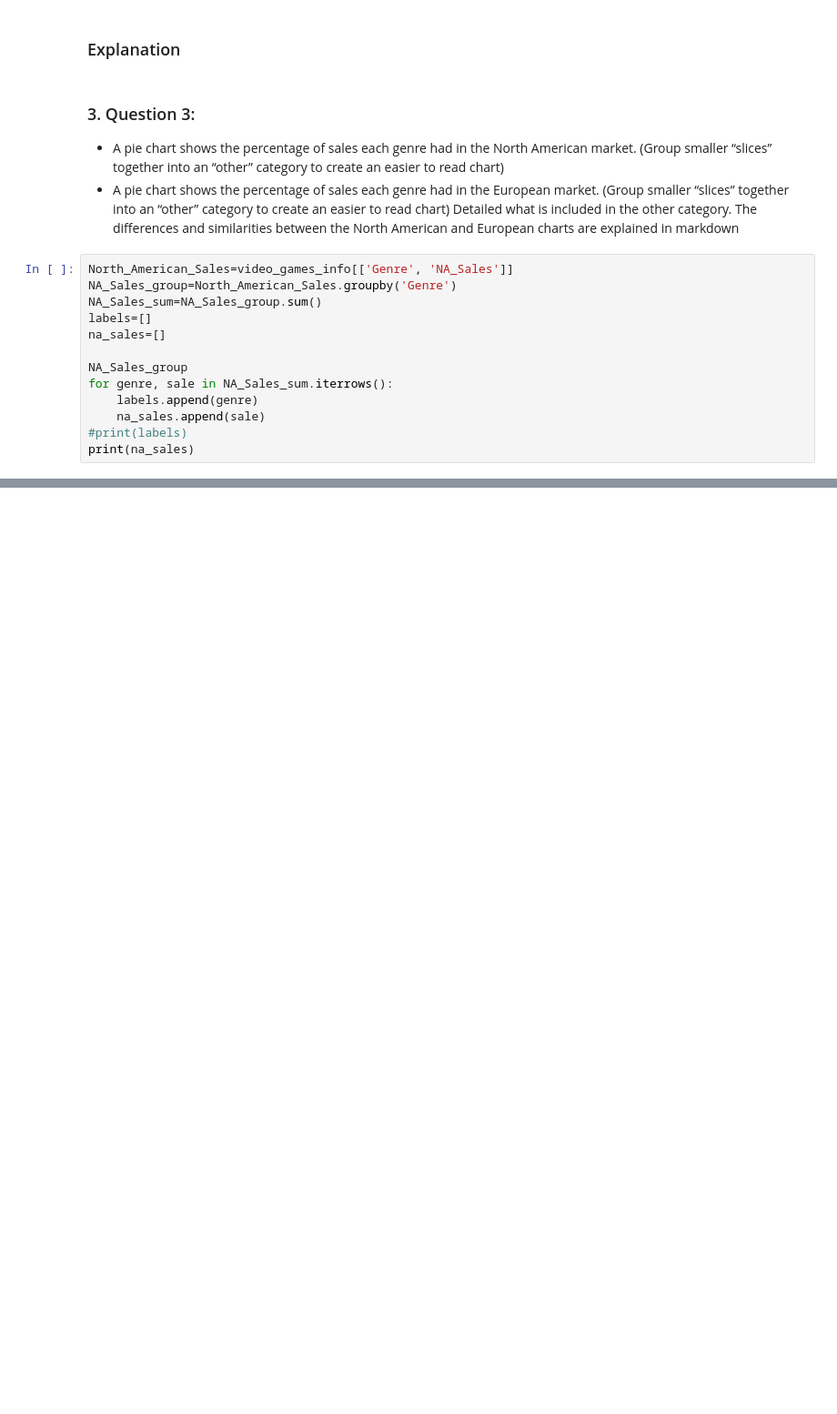
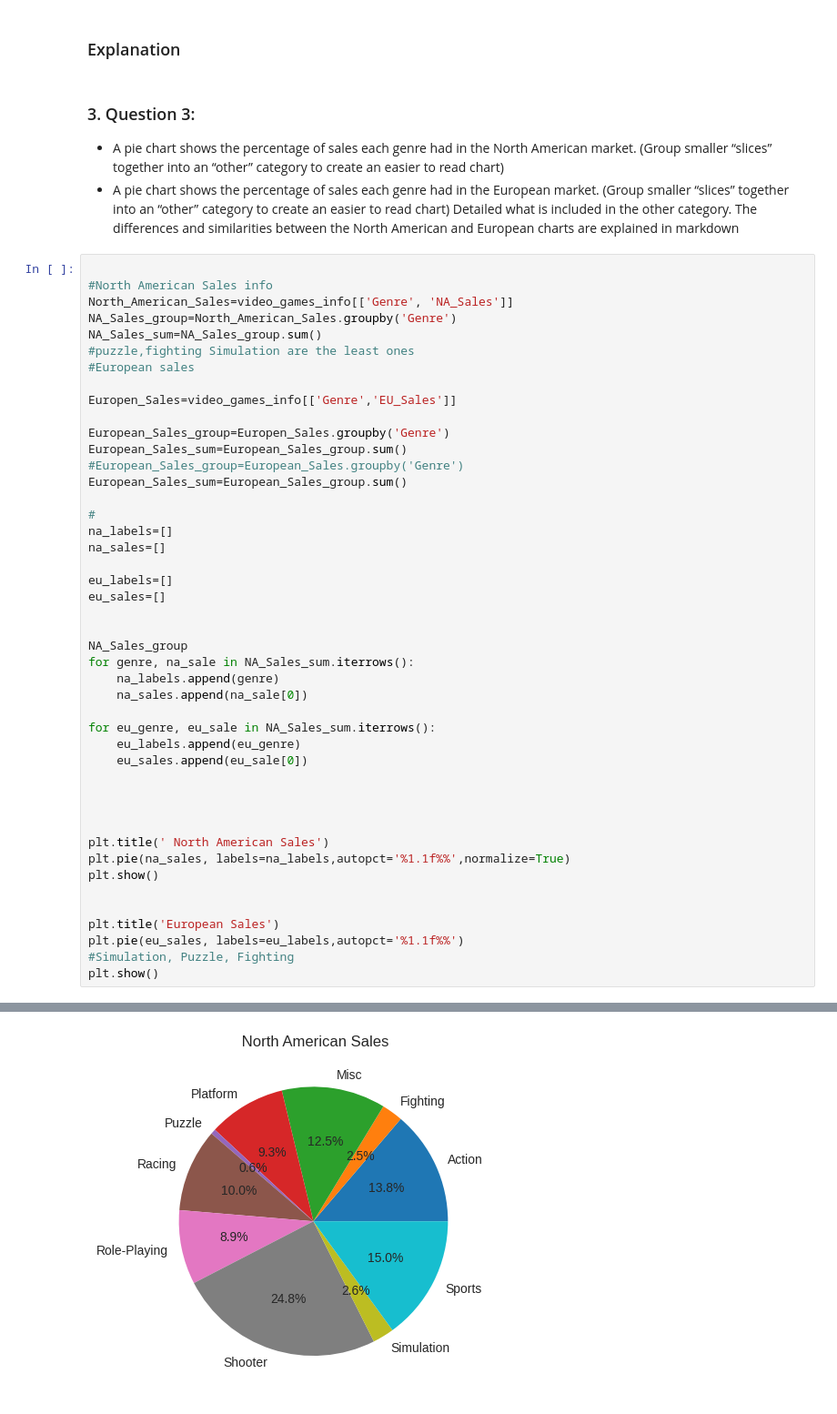
Before and after one commit to sahvsergio/treehouse_data_analysis_techdegree_unit6, a Jupyter notebook: Data Analysis Tech Degree Unit 6 Graphing Video Game Sales.ipynb, the cells around one changed output, grey strips where cells are left out. Shown: that part at 91% size. Cells and saved outputs as stored; diff of their text form; blank space fills up the shorter version.

```diff
--- a/Data Analysis Tech Degree Unit 6 Graphing Video Game Sales.ipynb
+++ b/Data Analysis Tech Degree Unit 6 Graphing Video Game Sales.ipynb
@@ -140,16 +139,48 @@ plt.show()
     Detailed what is included in the other category.
     The differences and similarities between the North American and European charts are explained in markdown
 # %%
+
+#North American Sales info
 North_American_Sales=video_games_info[['Genre', 'NA_Sales']]
 NA_Sales_group=North_American_Sales.groupby('Genre')
 NA_Sales_sum=NA_Sales_group.sum()
-labels=[]
+#puzzle,fighting Simulation are the least ones
+#European sales
+
+Europen_Sales=video_games_info[['Genre','EU_Sales']]
+
+European_Sales_group=Europen_Sales.groupby('Genre')
+European_Sales_sum=European_Sales_group.sum()
+#European_Sales_group=European_Sales.groupby('Genre')
+European_Sales_sum=European_Sales_group.sum()
+
+#
+na_labels=[]
 na_sales=[]
 
+eu_labels=[]
+eu_sales=[]
+
+
 NA_Sales_group
-for genre, sale in NA_Sales_sum.iterrows():
-    labels.append(genre)
-    na_sales.append(sale)
-#print(labels)
-print(na_sales)
+for genre, na_sale in NA_Sales_sum.iterrows():
+    na_labels.append(genre)
+    na_sales.append(na_sale[0])
+
+for eu_genre, eu_sale in NA_Sales_sum.iterrows():
+    eu_labels.append(eu_genre)
+    eu_sales.append(eu_sale[0])
+
+
+
+
+plt.title(' North American Sales')
+plt.pie(na_sales, labels=na_labels,autopct='%1.1f%%',normalize=True)
+plt.show()
+
+
+plt.title('European Sales')
+plt.pie(eu_sales, labels=eu_labels,autopct='%1.1f%%')
+#Simulation, Puzzle, Fighting
+plt.show()
 # %% [output]
@@ -166,0 +187 @@ Name: Sports, dtype: float64]
+[figure, added]
```
Also changed, not shown: parts of 4 cells of this notebook.
